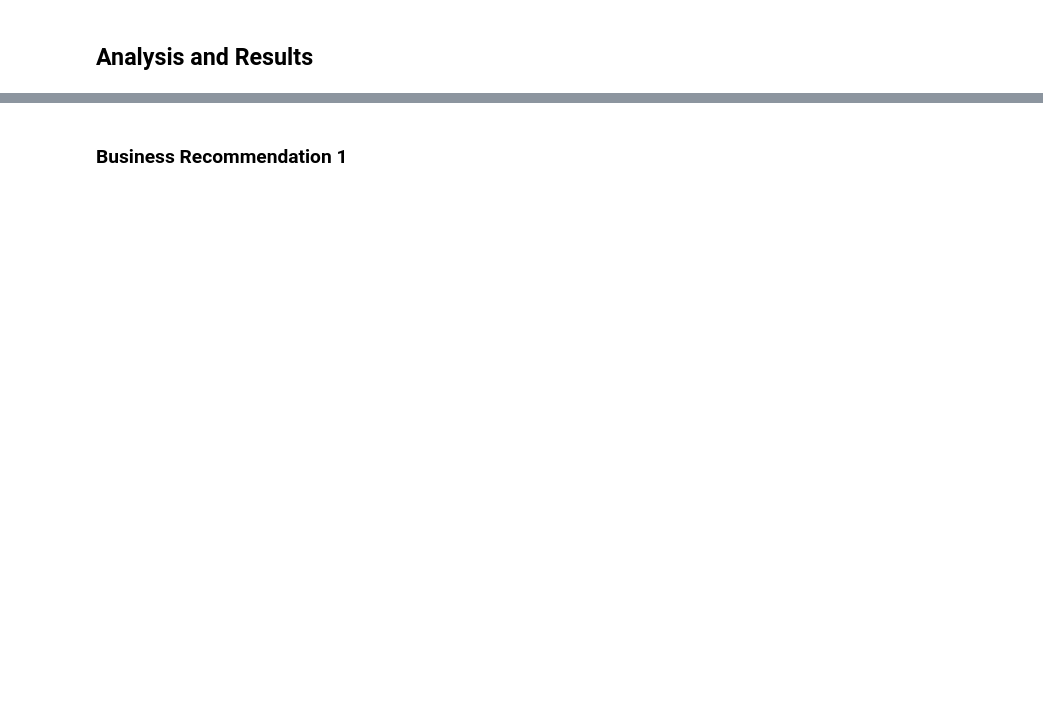
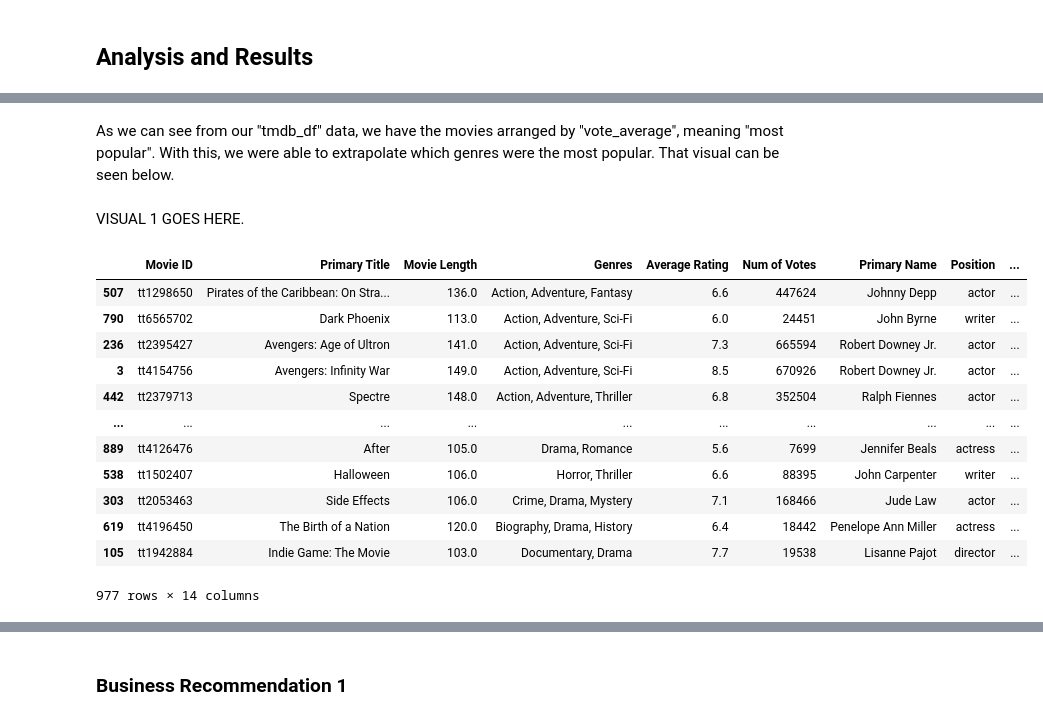
Before and after one commit to falloutb1tch/Movie_Project, a Jupyter notebook: Final.ipynb, the cells around one changed output, grey strips where cells are left out. Saved outputs shown, nothing was run; the diff lists cells and outputs as text; code cells hidden in the pictures; blank space fills up the shorter version.

```diff
--- a/Final.ipynb
+++ b/Final.ipynb
@@ -625,0 +772,10 @@ dtype: int64
+# %%
+def standardize_genre_order(genre_string):
+    # Split the string into a list, strip whitespace, sort it, and join back into a string
+    genres = [genre.strip() for genre in genre_string.split(',')]
+    genres.sort()
+    return ', '.join(genres)
+
+# Apply the function to the 'Genre Ids' column
+Merged_df_1['Genres'] = Merged_df_1['Genres'].apply(standardize_genre_order)
+Merged_df_1.head()
@@ -627,0 +839,20 @@ dtype: int64
+# %% [markdown]
+As we can see from our "tmdb_df" data, we have the movies arranged by "vote_average", meaning "most popular". With this, we were able to extrapolate which genres were the most popular. That visual can be seen below.
+# %% [markdown]
+VISUAL 1 GOES HERE.
+# %%
+Merged_df_1.sort_values('production_budget', ascending=False)
+# %% [output]
+|  | Movie ID | Primary Title | Movie Length | Genres | Average Rating | Num of Votes | Primary Name | Position | ... |
+| 507 | tt1298650 | Pirates of the Caribbean: On Stra... | 136.0 | Action, Adventure, Fantasy | 6.6 | 447624 | Johnny Depp | actor | ... |
+| 790 | tt6565702 | Dark Phoenix | 113.0 | Action, Adventure, Sci-Fi | 6.0 | 24451 | John Byrne | writer | ... |
+| 236 | tt2395427 | Avengers: Age of Ultron | 141.0 | Action, Adventure, Sci-Fi | 7.3 | 665594 | Robert Downey Jr. | actor | ... |
+| 3 | tt4154756 | Avengers: Infinity War | 149.0 | Action, Adventure, Sci-Fi | 8.5 | 670926 | Robert Downey Jr. | actor | ... |
+| 442 | tt2379713 | Spectre | 148.0 | Action, Adventure, Thriller | 6.8 | 352504 | Ralph Fiennes | actor | ... |
+| ... | ... | ... | ... | ... | ... | ... | ... | ... | ... |
+| 889 | tt4126476 | After | 105.0 | Drama, Romance | 5.6 | 7699 | Jennifer Beals | actress | ... |
+| 538 | tt1502407 | Halloween | 106.0 | Horror, Thriller | 6.6 | 88395 | John Carpenter | writer | ... |
+| 303 | tt2053463 | Side Effects | 106.0 | Crime, Drama, Mystery | 7.1 | 168466 | Jude Law | actor | ... |
+| 619 | tt4196450 | The Birth of a Nation | 120.0 | Biography, Drama, History | 6.4 | 18442 | Penelope Ann Miller | actress | ... |
+| 105 | tt1942884 | Indie Game: The Movie | 103.0 | Documentary, Drama | 7.7 | 19538 | Lisanne Pajot | director | ... |
+977 rows × 14 columns
```
Also changed, not shown: parts of 41 cells of this notebook.
